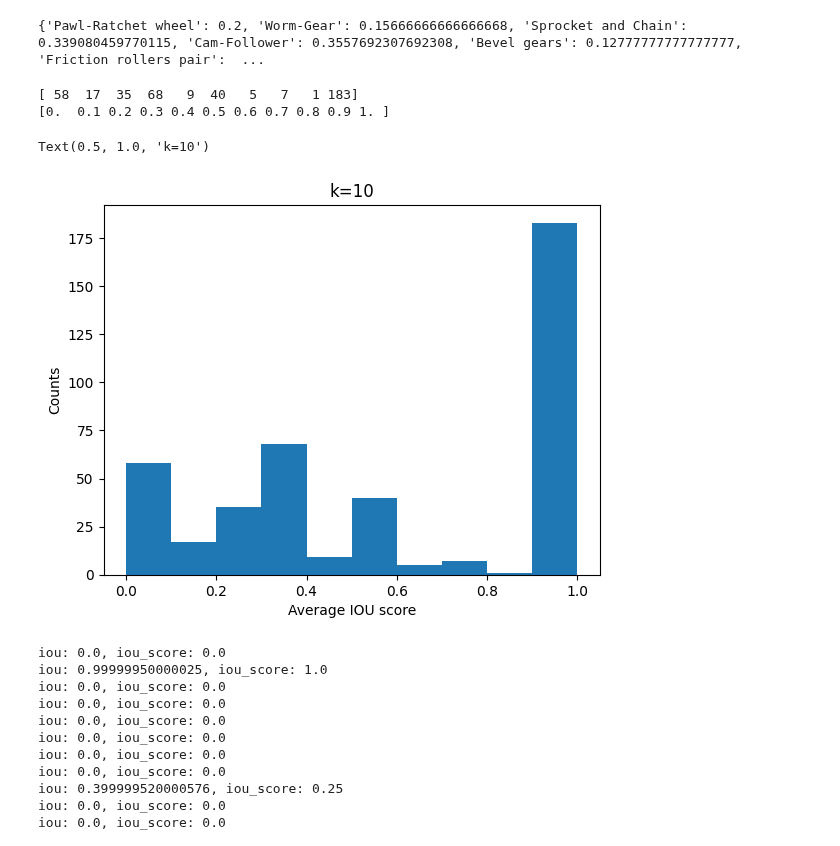
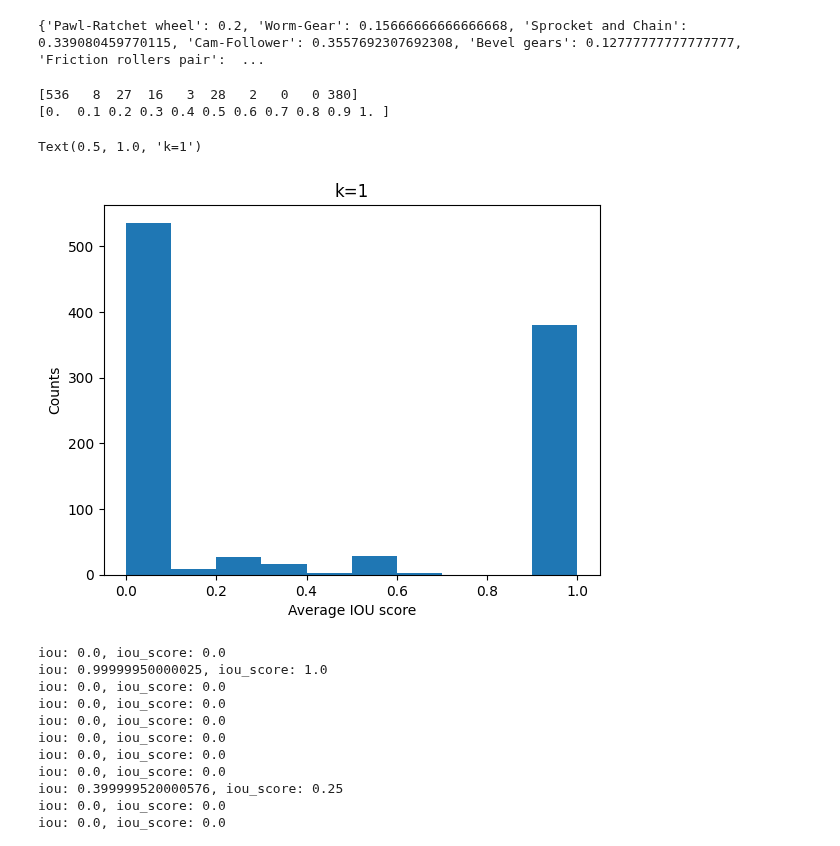
Before and after one commit to gymbeijing/mechanism-identification-public, a Jupyter notebook: search_parts.ipynb, the cells around one changed output. Cells and saved outputs as stored; diff of their text form; code cells hidden in the pictures.

```diff
--- a/search_parts.ipynb
+++ b/search_parts.ipynb
@@ -668,7 +679,9 @@ def search_duplicate(c_part_idx, aid, eps=1e-3):
 def eval_iou(decoded_seq_list, k=10):
     max_max_iou_list = []
     max_max_iou_score_list = []
+    len_topk_a = []
     for decoded_seq_dict in tqdm(decoded_seq_list):
+        len_a = []
         ordered_decoded_seq = sorted(decoded_seq_dict.items(), key=lambda x: x[1][1])   # [(aid, (seq_list, avg_dist))]
         ordered_topk_decoded_seq = ordered_decoded_seq[:k]   # top k avg_dist [(aid, (seq_list, avg_dist))]
         iou = 0.0
@@ -677,6 +690,7 @@ def eval_iou(decoded_seq_list, k=10):
         total_length_union = 0.0
         total = 0.0
         for aid, (seq, avg_dist) in ordered_topk_decoded_seq:
+            len_a.append(len(aid_to_part_indice_map[aid]))
             aid_part_graph = all_part_graph[aid]   # obtain all the part graphs associated with aid
             aid_part_graph = transform(aid_part_graph)   # map list of md --> list of idx
             c_part = seq[0]   # central part idx
@@ -711,10 +725,11 @@ def eval_iou(decoded_seq_list, k=10):
             if max_iou_score > max_max_iou_score:
                 max_max_iou_score = max_iou_score
 #         print(f'iou: {max_max_iou}, iou_score: {max_max_iou_score}')#', union length: {total_length_union/k}')
+            len_topk_a.append(len_a)
         max_max_iou_list.append(max_max_iou)
         max_max_iou_score_list.append(max_max_iou_score)
 
-    return max_max_iou_list, max_max_iou_score_list
+    return max_max_iou_list, max_max_iou_score_list, len_topk_a
 # %%
 res = []
 for k in [1, 5, 10]:
@@ -751,18 +784,18 @@ print(mech_mean_iou_map)
 # %% [output]
 {'Pawl-Ratchet wheel': 0.2, 'Worm-Gear': 0.15666666666666668, 'Sprocket and Chain': 0.339080459770115, 'Cam-Follower': 0.3557692307692308, 'Bevel gears': 0.12777777777777777, 'Friction rollers pair':  ...
 # %%
-counts, bins = np.histogram(res[2][1])
+counts, bins = np.histogram(res[0][1])
 print(counts)
 print(bins)
 plt.hist(bins[:-1], bins, weights=counts)
 plt.xlabel("Average IOU score")
 plt.ylabel("Counts")
-plt.title("k=10")
+plt.title("k=1")
 # %% [output]
-[ 58  17  35  68   9  40   5   7   1 183]
+[536   8  27  16   3  28   2   0   0 380]
 [0.  0.1 0.2 0.3 0.4 0.5 0.6 0.7 0.8 0.9 1. ]
-Text(0.5, 1.0, 'k=10')
+Text(0.5, 1.0, 'k=1')
-[figure, old version]
+[figure, new version]
 # %%
 k = 10
 for decoded_seq_dict in all_decoded_seq_list:
```
Also changed, not shown: parts of 12 cells of this notebook, 1 other file.
